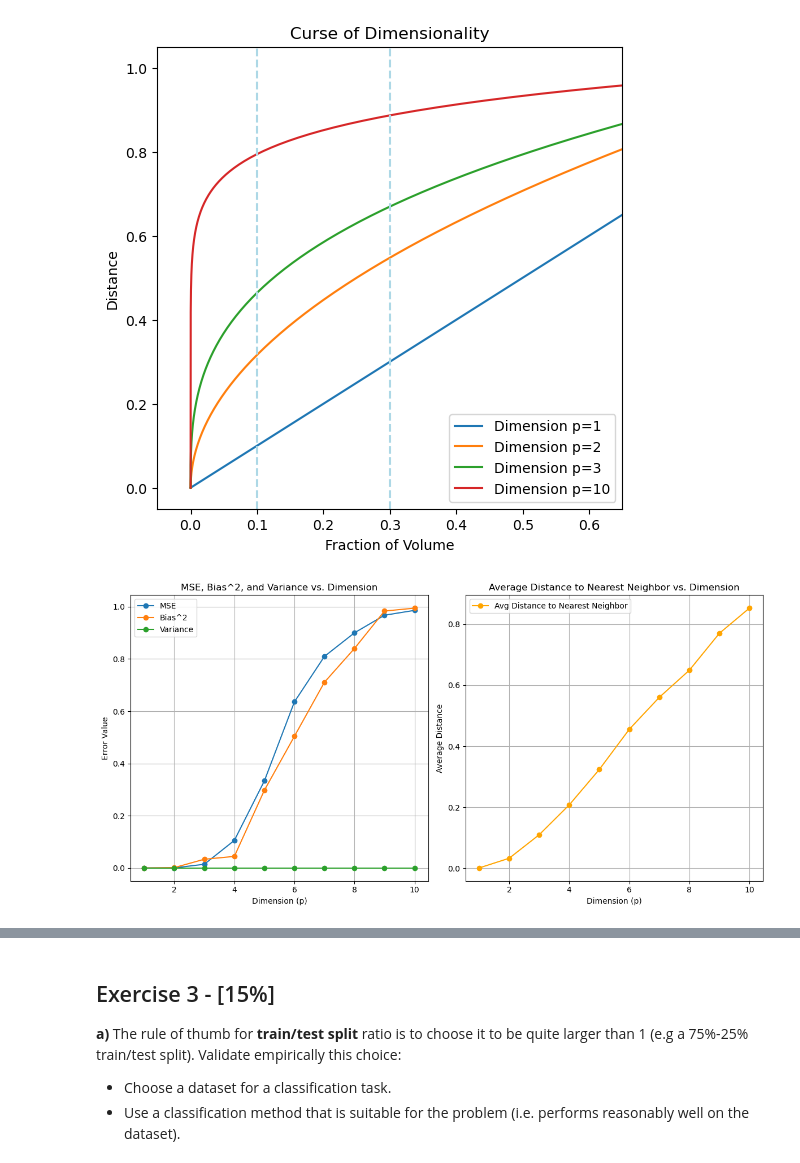
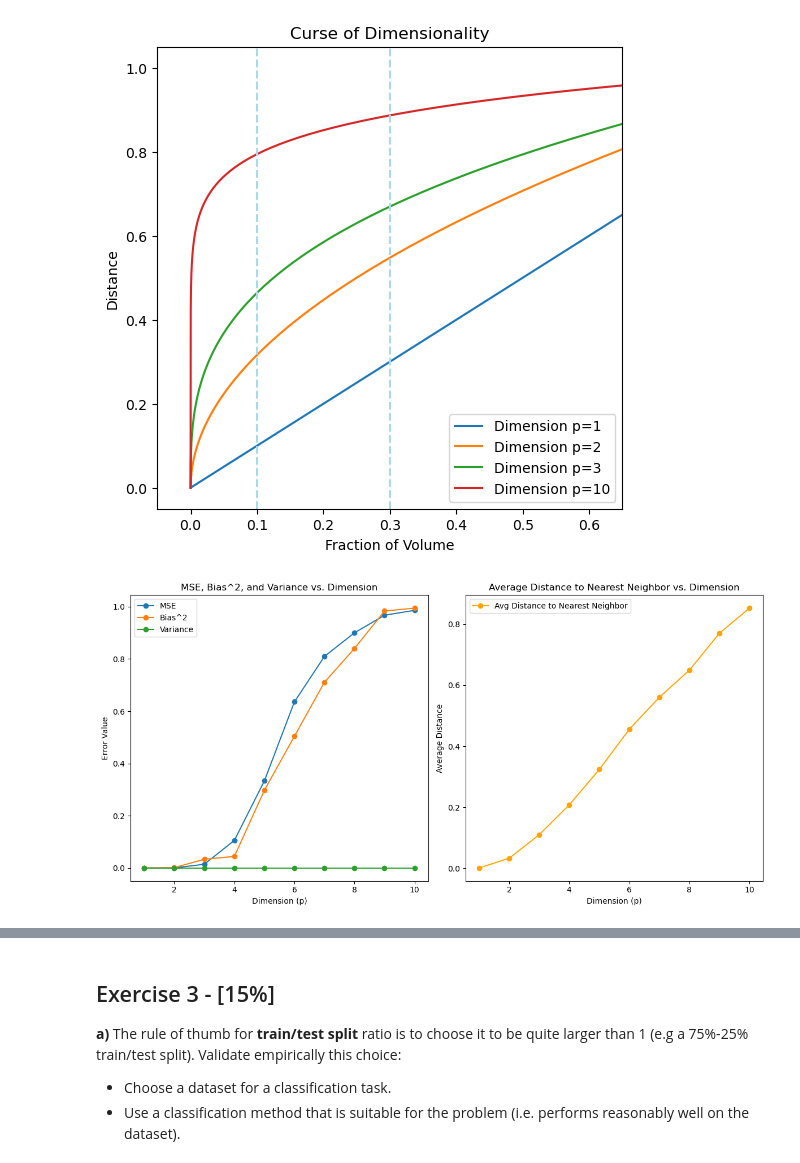
Before and after one commit to yizhi0129/333DA, a Jupyter notebook: Assignments1.ipynb, the cells around one changed output, grey strips where cells are left out. Cells and saved outputs as stored; diff of their text form; code cells hidden in the pictures.

```diff
--- a/Assignments1.ipynb
+++ b/Assignments1.ipynb
@@ -653,39 +674,39 @@ for p in range(1, 11):
 
     # Calculate variance and bias
     bias = y_0_true - np.mean([knn.predict(np.zeros((1, p)))[0] for _ in range(num_trials)])
-    variance = np.var([knn.predict(np.zeros((1, p)))[0] for _ in range(num_trials)])
+    variance = np.var([knn.predict(X_train)[0] for _ in range(num_trials)])
 
     bias_list.append(bias**2)  # Bias squared
     variance_list.append(variance)
 
     # Calculate average distance to the nearest neighbor
     avg_distance = np.mean(distances)
     avg_distances.append(avg_distance)
 
 # Plot the results
-plt.figure(figsize=(6, 6))
+plt.figure(figsize=(12, 6))
 
 # MSE, Bias^2, and Variance plot
 plt.subplot(1, 2, 1)
 plt.plot(range(1, 11), mse_list, label='MSE', marker='o')
 plt.plot(range(1, 11), bias_list, label='Bias^2', marker='o')
 plt.plot(range(1, 11), variance_list, label='Variance', marker='o')
 plt.title('MSE, Bias^2, and Variance vs. Dimension')
 plt.xlabel('Dimension (p)')
 plt.ylabel('Error Value')
 plt.legend()
 plt.grid(False)
 
 # Average distance to the nearest neighbor plot
 plt.subplot(1, 2, 2)
 plt.plot(range(1, 11), avg_distances, label='Avg Distance to Nearest Neighbor', marker='o', color='orange')
 plt.title('Average Distance to Nearest Neighbor vs. Dimension')
 plt.xlabel('Dimension (p)')
 plt.ylabel('Average Distance')
-plt.legend(False)
-plt.grid()
+plt.legend()
+plt.grid(False)
 
 plt.tight_layout()
 plt.show()
 # %% [output]
-[figure, old version]
+[figure, new version]
```
Also changed, not shown: parts of 9 cells of this notebook.
